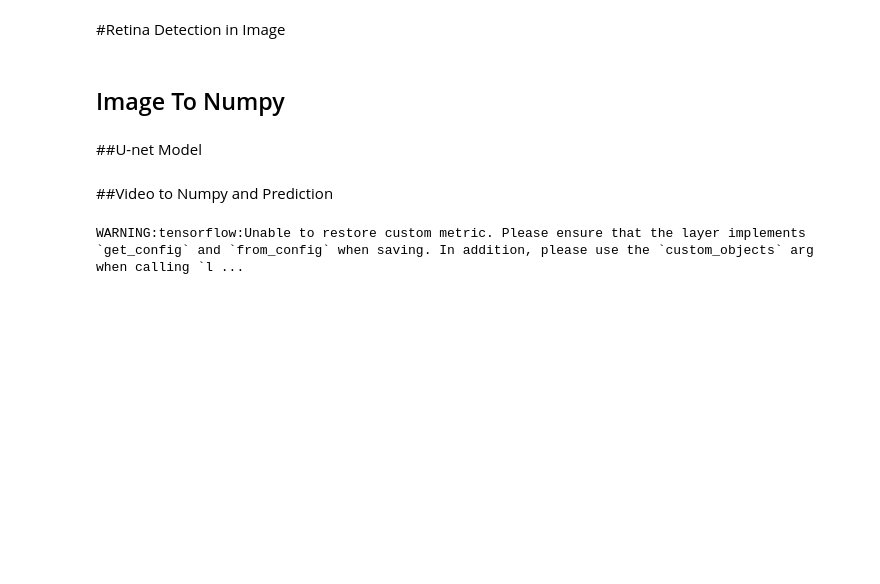
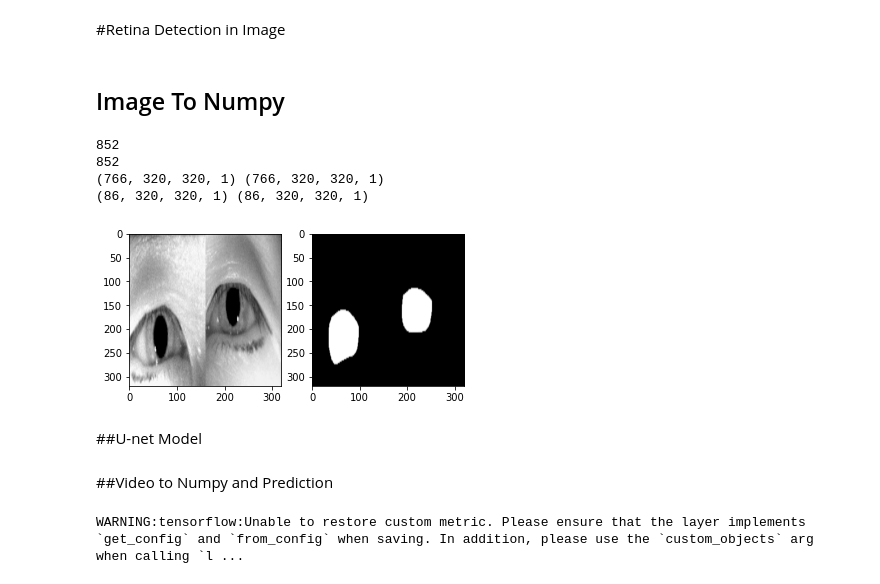
Before and after one commit to seong576/nystagmus_detection, a Jupyter notebook: Retinal_Project.ipynb, the cells around one changed output. Drawn from its saved outputs; the diff is of its cells as text; code cells hidden in the pictures; blank space fills up the shorter version.

```diff
--- a/Retinal_Project.ipynb
+++ b/Retinal_Project.ipynb
@@ -13,41 +13,49 @@ from skimage.transform import pyramid_reduce, resize
 import os, glob
 
 
-path = "/content/drive/MyDrive/retina/"
+path = "/content/drive/MyDrive/train/"
 
-img_list = sorted(glob.glob(path+'8_hrl,180/*.jpg'))
-mask_list = sorted(glob.glob(path+'8_hrl,180_mask/*.png'))
+img_list = sorted(glob.glob(path+'data/*/*/*.jpg'))
+mask_list = sorted(glob.glob(path+'mask/*/*/*.png'))
 row_size =320
 col_size = 320
 
 x_data, y_data = np.empty((2, len(img_list), row_size, col_size , 1), dtype=np.float32)
 
+print(len(mask_list))
+print(len(img_list))
 for i, img_path in enumerate(img_list):
     img = imread(img_path)
     img = resize(img, output_shape=(row_size, col_size , 1), preserve_range=True)
     x_data[i] = img
 
 for i, img_path in enumerate(mask_list):
     img = imread(img_path)
     img = resize(img, output_shape=(row_size, col_size , 1), preserve_range=True)
     y_data[i] = img
 
 y_data /= 255.
 
 fig, ax = plt.subplots(1, 2)
 ax[0].imshow(x_data[12].squeeze(), cmap='gray')
 ax[1].imshow(y_data[12].squeeze(), cmap='gray')
 
 
 x_train, x_val, y_train, y_val = train_test_split(x_data, y_data, test_size=0.1,shuffle=True)
 
 np.save(path+'x_train.npy', x_train)
 np.save(path+'y_train.npy', y_train)
 np.save(path+'x_val.npy', x_val)
 np.save(path+'y_val.npy', y_val)
 
 print(x_train.shape, y_train.shape)
 print(x_val.shape, y_val.shape)
+# %% [output]
+852
+852
+(766, 320, 320, 1) (766, 320, 320, 1)
+(86, 320, 320, 1) (86, 320, 320, 1)
+[figure, added]
 # %% [markdown]
 ##U-net Model
 # %%
```
Also changed, not shown: parts of 6 cells of this notebook.
